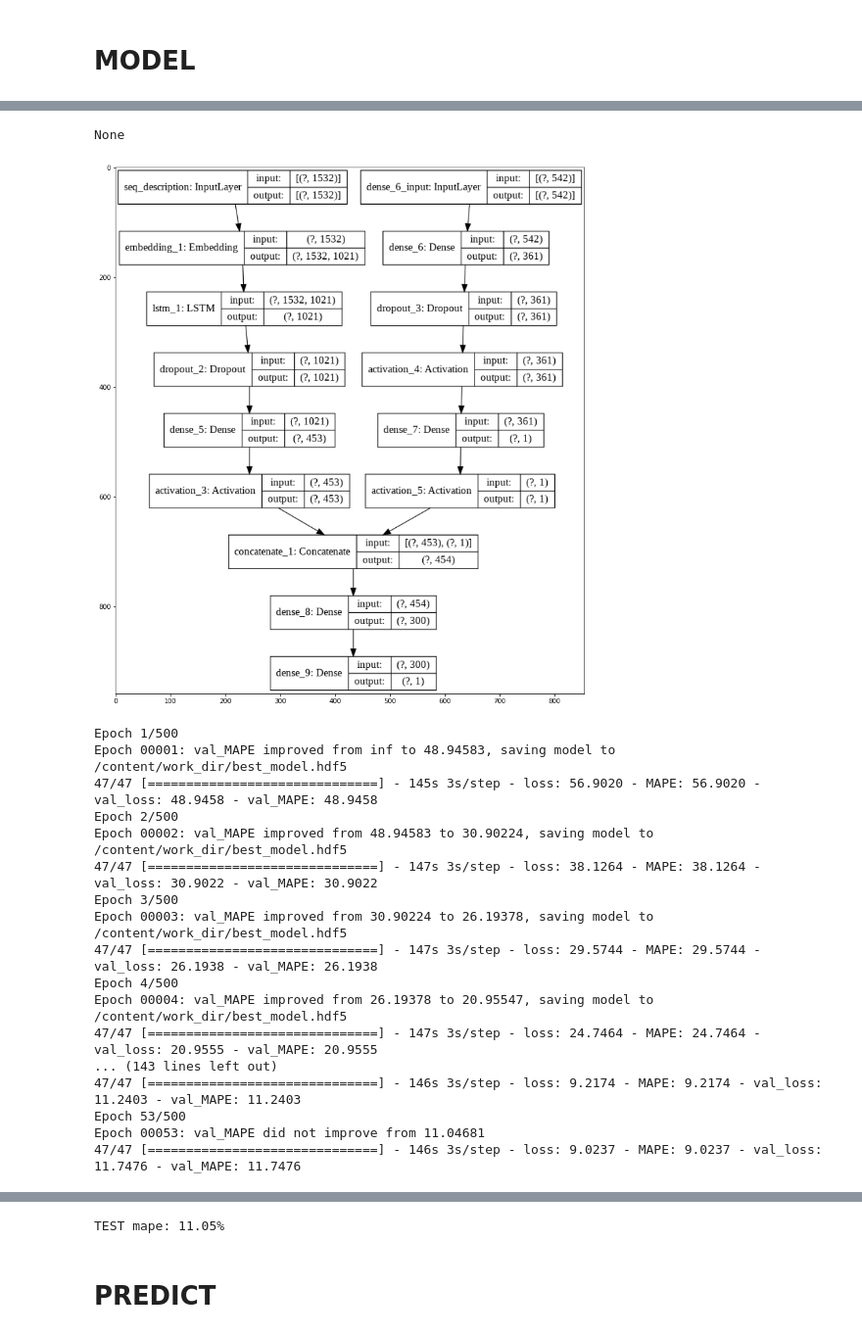
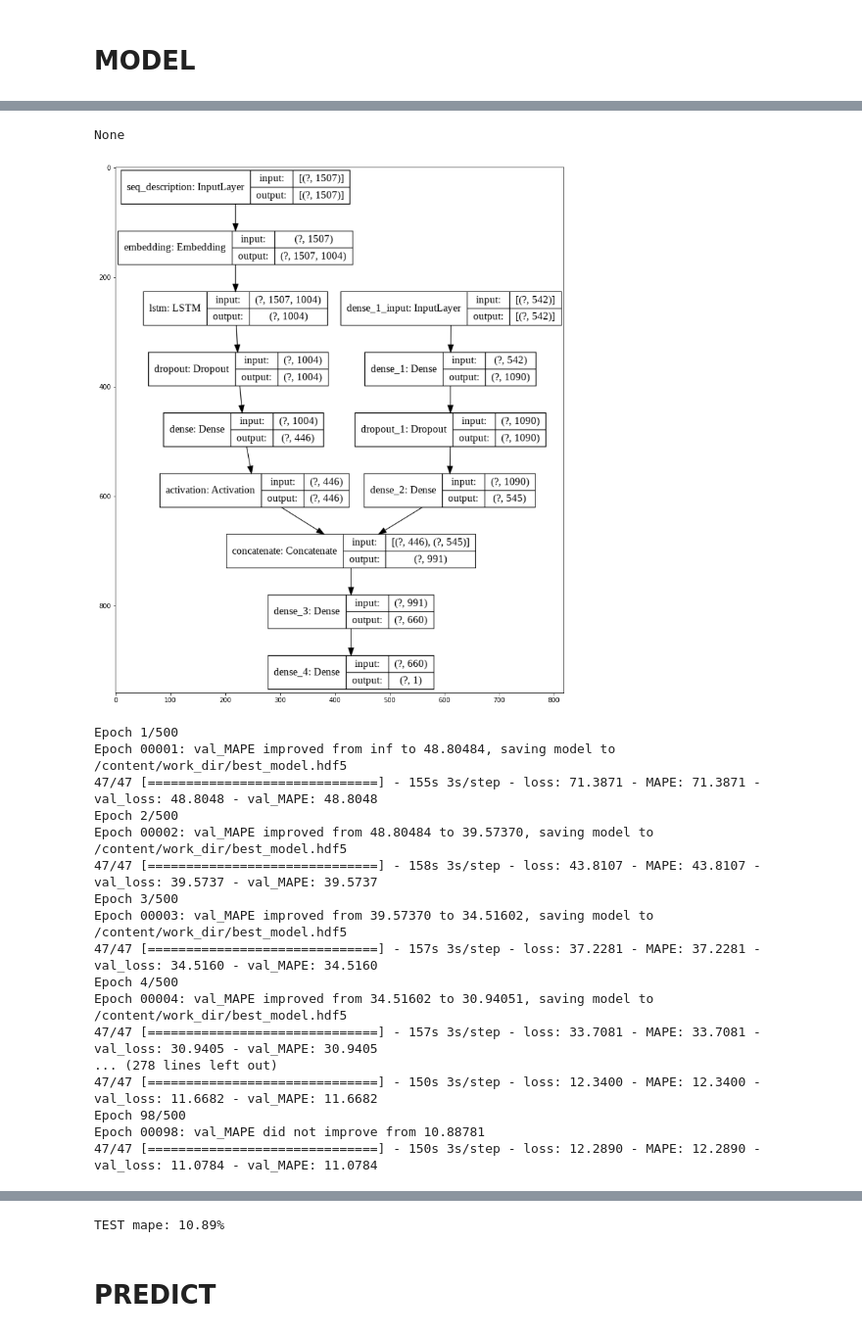
Before and after one commit to alxkzncoff/car_price_prediction_ml_dl, a Jupyter notebook: model/multi_input_nlp.ipynb, the cells around one changed output, grey strips where cells are left out. Shown: that part at 98% size. Drawn from its saved outputs; the diff is of its cells as text; code cells hidden in the pictures.

Commit message:
Update multi_input_nlp.ipynb
- update outputs
- model score 10.89
- kaggle score 11.84

```diff
--- a/model/multi_input_nlp.ipynb
+++ b/model/multi_input_nlp.ipynb
@@ -366,0 +341,27 @@ Numbers of nodes for DENSE layer: 361
+# %%
+# Один из способов вычислить необходимое количество нейронов в слоях
+def num_of_nodes_compute(neurons_input, neurons_output):
+  hidden_nodes = int(2/3 * (neurons_input * neurons_output))
+  return hidden_nodes
+
+lstm_nodes = num_of_nodes_compute(1507, 1)
+lstm_2_nodes = num_of_nodes_compute(1004, 1)
+lstm_dense_nodes = num_of_nodes_compute(669, 1)
+
+dense_nodes = num_of_nodes_compute(542, 1)
+
+concate_nodes = num_of_nodes_compute(991, 1)
+
+# NLP
+print('NLP:')
+print(f'Numbers of nodes for LSTM layer: {lstm_nodes}')
+print(f'Numbers of nodes for LSTM 2 layer: {lstm_2_nodes}')
+print(f'Numbers of nodes for LSTM 2/DENSE layer: {lstm_dense_nodes}\n')
+
+# MLP
+print('MLP:')
+print(f'Numbers of nodes for DENSE layer: {dense_nodes}\n')
+
+# Concatenate
+print('Concatenate:')
+print(f'Numbers of nodes for concatenate layer: {concate_nodes}')
@@ -370,23 +382,17 @@ def build_model(LR, EPOCHS, OPTIMIZER_TYPE):
   # ################## NLP model ####################
   model_nlp = Sequential()
   model_nlp.add(L.Input(shape=vocabulary_size, name="seq_description"))
-  model_nlp.add(L.Embedding(vocabulary_size+1, 1021,))
+  model_nlp.add(L.Embedding(vocabulary_size+1, lstm_nodes,))
   model_nlp.add(L.LSTM(lstm_nodes,))
   model_nlp.add(L.Dropout(0.2))
-  # model_nlp.add(L.LSTM(lstm_2_nodes,))
-  # model_nlp.add(L.Dropout(0.2))
   model_nlp.add(L.Dense(lstm_dense_nodes,))
   model_nlp.add(L.Activation('relu'))
-  # model_nlp.add(L.Dropout(0.25))
 
   # ################# DENSE model ####################
   model_mlp = Sequential()
-  model_mlp.add(L.Dense(dense_nodes, input_dim=X_train.shape[1]))
-  model_mlp.add(L.Dropout(0.2))
-  model_mlp.add(L.Activation('relu'))
-  # model_mlp.add(L.Dense(545, activation="relu")
-  model_mlp.add(L.Dense(1,))
-  model_mlp.add(L.Activation('linear'))
+  model_mlp.add(L.Dense(1090, input_dim=X_train.shape[1], activation="relu",))
+  model_mlp.add(L.Dropout(0.85))
+  model_mlp.add(L.Dense(545, activation="relu",))
 
   # ################# Concatenate models ######################
   combinedInput = L.concatenate([model_nlp.output, model_mlp.output])
@@ -414,7 +420,7 @@ def build_model(LR, EPOCHS, OPTIMIZER_TYPE):
 
   # ################# Checkpoints ######################
   checkpoint = ModelCheckpoint(DATA_PATH+'/best_model.hdf5', monitor='val_MAPE', verbose=1, save_best_only=True, mode='min')
-  earlystop = EarlyStopping(monitor='val_MAPE', patience=10, restore_best_weights=True,)
+  earlystop = EarlyStopping(monitor='val_MAPE', patience=20, restore_best_weights=True,)
   callbacks_list = [checkpoint, earlystop]
 
   # ######################## Fit model ##############################
@@ -444,5 +450,5 @@ def build_model(LR, EPOCHS, OPTIMIZER_TYPE):
 
   return model, checkpoint, earlystop, callbacks_list, history, test_predict_nn2
 # %%
-model, checkpoint, earlystop, callbacks_list, history, test_predict_nn2 = build_model(LR=0.1, EPOCHS=500, OPTIMIZER_TYPE='Adamax')
+model, checkpoint, earlystop, callbacks_list, history, test_predict_nn2 = build_model(LR=0.01, EPOCHS=500, OPTIMIZER_TYPE='Adamax')
 # %% [output]
@@ -464,21 +470,21 @@ Trainable params: 10,704,957
 Non-trainable params: 0
 __________________________________________________________________________________________________
 None
-[figure, old version]
+[figure, new version]
 Epoch 1/500
-Epoch 00001: val_MAPE improved from inf to 48.94583, saving model to /content/work_dir/best_model.hdf5
-47/47 [==============================] - 145s 3s/step - loss: 56.9020 - MAPE: 56.9020 - val_loss: 48.9458 - val_MAPE: 48.9458
+Epoch 00001: val_MAPE improved from inf to 48.80484, saving model to /content/work_dir/best_model.hdf5
+47/47 [==============================] - 155s 3s/step - loss: 71.3871 - MAPE: 71.3871 - val_loss: 48.8048 - val_MAPE: 48.8048
 Epoch 2/500
-Epoch 00002: val_MAPE improved from 48.94583 to 30.90224, saving model to /content/work_dir/best_model.hdf5
-47/47 [==============================] - 147s 3s/step - loss: 38.1264 - MAPE: 38.1264 - val_loss: 30.9022 - val_MAPE: 30.9022
+Epoch 00002: val_MAPE improved from 48.80484 to 39.57370, saving model to /content/work_dir/best_model.hdf5
+47/47 [==============================] - 158s 3s/step - loss: 43.8107 - MAPE: 43.8107 - val_loss: 39.5737 - val_MAPE: 39.5737
 Epoch 3/500
-Epoch 00003: val_MAPE improved from 30.90224 to 26.19378, saving model to /content/work_dir/best_model.hdf5
-47/47 [==============================] - 147s 3s/step - loss: 29.5744 - MAPE: 29.5744 - val_loss: 26.1938 - val_MAPE: 26.1938
+Epoch 00003: val_MAPE improved from 39.57370 to 34.51602, saving model to /content/work_dir/best_model.hdf5
+47/47 [==============================] - 157s 3s/step - loss: 37.2281 - MAPE: 37.2281 - val_loss: 34.5160 - val_MAPE: 34.5160
 Epoch 4/500
-Epoch 00004: val_MAPE improved from 26.19378 to 20.95547, saving model to /content/work_dir/best_model.hdf5
-47/47 [==============================] - 147s 3s/step - loss: 24.7464 - MAPE: 24.7464 - val_loss: 20.9555 - val_MAPE: 20.9555
-... (143 lines left out)
-47/47 [==============================] - 146s 3s/step - loss: 9.2174 - MAPE: 9.2174 - val_loss: 11.2403 - val_MAPE: 11.2403
-Epoch 53/500
-Epoch 00053: val_MAPE did not improve from 11.04681
-47/47 [==============================] - 146s 3s/step - loss: 9.0237 - MAPE: 9.0237 - val_loss: 11.7476 - val_MAPE: 11.7476
+Epoch 00004: val_MAPE improved from 34.51602 to 30.94051, saving model to /content/work_dir/best_model.hdf5
+47/47 [==============================] - 157s 3s/step - loss: 33.7081 - MAPE: 33.7081 - val_loss: 30.9405 - val_MAPE: 30.9405
+... (278 lines left out)
+47/47 [==============================] - 150s 3s/step - loss: 12.3400 - MAPE: 12.3400 - val_loss: 11.6682 - val_MAPE: 11.6682
+Epoch 98/500
+Epoch 00098: val_MAPE did not improve from 10.88781
+47/47 [==============================] - 150s 3s/step - loss: 12.2890 - MAPE: 12.2890 - val_loss: 11.0784 - val_MAPE: 11.0784
@@ -486,4 +492,4 @@ Epoch 00053: val_MAPE did not improve from 11.04681
-TEST mape: 11.05%
+TEST mape: 10.89%
 # %% [markdown]
 # PREDICT
 # %%
```
Also changed, not shown: parts of 23 cells of this notebook.
